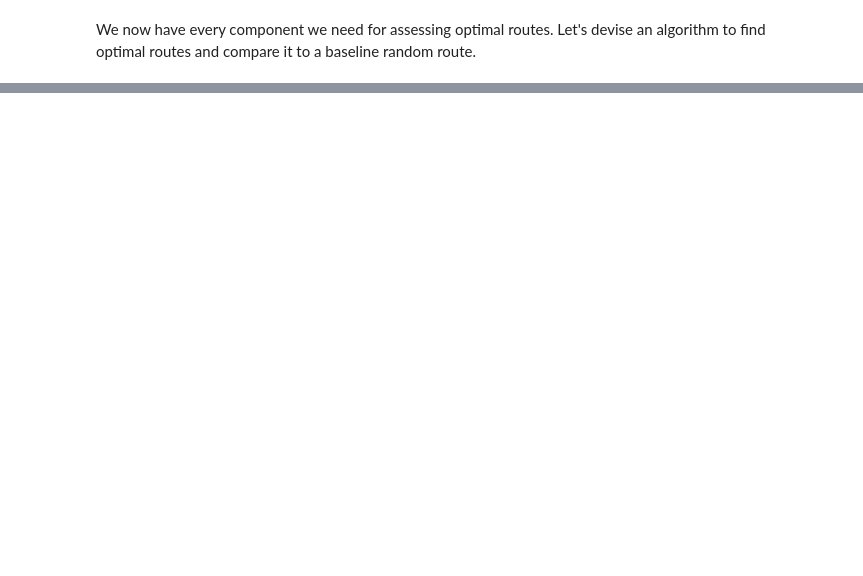
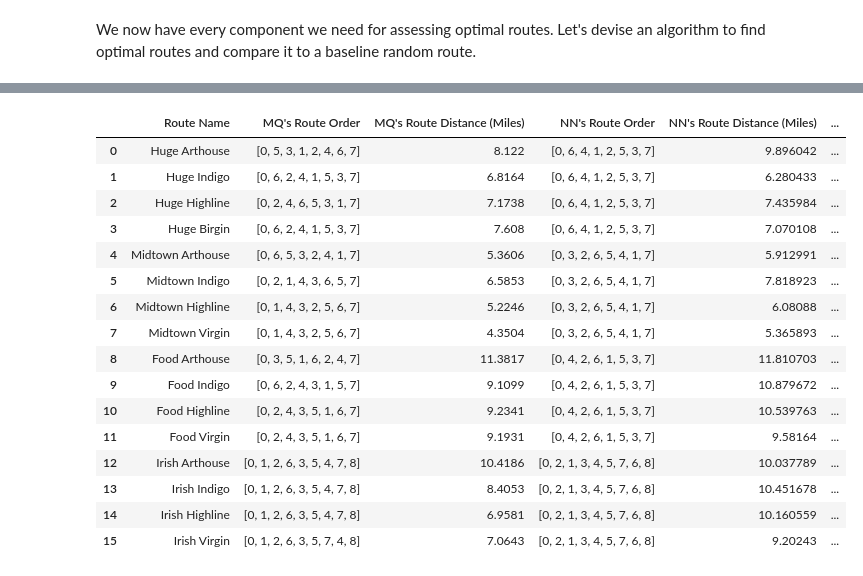
Before and after one commit to AnthonyLynn/code_fusion, a Jupyter notebook: Guide My Sleigh Data.ipynb, the cells around one changed output, grey strips where cells are left out. Saved outputs shown, nothing was run; the diff lists cells and outputs as text; code cells hidden in the pictures; blank space fills up the shorter version.

```diff
--- a/Guide My Sleigh Data.ipynb
+++ b/Guide My Sleigh Data.ipynb
@@ -467,0 +611,2 @@ irish_virgin_opt = irish_virgin.iloc[order_vir].reset_index(drop=True)
+# %%
+mq_key = 'YOUR MAPQUEST KEY NOT MINE'
@@ -467,0 +809,3 @@ irish_virgin_opt = irish_virgin.iloc[order_vir].reset_index(drop=True)
+# %%
+for route in route_df_list:
+    display(route)
@@ -467,0 +974,36 @@ irish_virgin_opt = irish_virgin.iloc[order_vir].reset_index(drop=True)
+# %%
+def add_nn_to_summary(summary_df, route_df, route_name, nn_route_list, nn_dist):
+    """
+    Add a route's optimized order and distance from the nearest neighbor outputs
+    to the appropriate row in the summary DataFrame.
+
+    Parameters:
+    - summary_df (pd.DataFrame): DataFrame to store route orders and distances.
+    - route_df (pd.DataFrame): Original DataFrame containing the route addresses.
+    - route_name (str): The name of the route to match in the summary DataFrame.
+    - nn_route_list (list of str): Names of locations in route order.
+    - nn_dist_list (list of floats): Distance of each route in miles.
+
+    Returns:
+    - pd.DataFrame: Updated summary DataFrame with the new route details.
+    """
+
+    # Create the order list with partial matching
+    order_list = []
+    for name in nn_route_list:
+        # Find the first row where the Address contains the substring name
+        matching_rows = route_df[route_df['Name']==name]
+        if matching_rows.empty:
+            print(f"Address not found in route_df: {name}")
+            order_list.append(None)  # Handle missing addresses as needed
+        else:
+            order_list.append(matching_rows.index[0])
+
+    # Extract the total distance from the nearest neighbor output
+    total_distance_miles = nn_dist
+
+    # Update the appropriate row in the summary DataFrame
+    summary_df.loc[summary_df['Route Name'] == route_name, "NN's Route Order"] = [order_list]
+    summary_df.loc[summary_df['Route Name'] == route_name, "NN's Route Distance (Miles)"] = total_distance_miles
+
+    return summary_df
@@ -467,0 +1022,22 @@ irish_virgin_opt = irish_virgin.iloc[order_vir].reset_index(drop=True)
+# %%
+for route_df, route_name, nn_route, nn_dist  in zip(route_df_list, route_names_list, nn_opt_route, nn_opt_dist):
+    route_summary_df = add_nn_to_summary(route_summary_df, route_df, route_name, nn_route, nn_dist)
+display(route_summary_df)
+# %% [output]
+|  | Route Name | MQ's Route Order | MQ's Route Distance (Miles) | NN's Route Order | NN's Route Distance (Miles) | ... |
+| 0 | Huge Arthouse | [0, 5, 3, 1, 2, 4, 6, 7] | 8.122 | [0, 6, 4, 1, 2, 5, 3, 7] | 9.896042 | ... |
+| 1 | Huge Indigo | [0, 6, 2, 4, 1, 5, 3, 7] | 6.8164 | [0, 6, 4, 1, 2, 5, 3, 7] | 6.280433 | ... |
+| 2 | Huge Highline | [0, 2, 4, 6, 5, 3, 1, 7] | 7.1738 | [0, 6, 4, 1, 2, 5, 3, 7] | 7.435984 | ... |
+| 3 | Huge Birgin | [0, 6, 2, 4, 1, 5, 3, 7] | 7.608 | [0, 6, 4, 1, 2, 5, 3, 7] | 7.070108 | ... |
+| 4 | Midtown Arthouse | [0, 6, 5, 3, 2, 4, 1, 7] | 5.3606 | [0, 3, 2, 6, 5, 4, 1, 7] | 5.912991 | ... |
+| 5 | Midtown Indigo | [0, 2, 1, 4, 3, 6, 5, 7] | 6.5853 | [0, 3, 2, 6, 5, 4, 1, 7] | 7.818923 | ... |
+| 6 | Midtown Highline | [0, 1, 4, 3, 2, 5, 6, 7] | 5.2246 | [0, 3, 2, 6, 5, 4, 1, 7] | 6.08088 | ... |
+| 7 | Midtown Virgin | [0, 1, 4, 3, 2, 5, 6, 7] | 4.3504 | [0, 3, 2, 6, 5, 4, 1, 7] | 5.365893 | ... |
+| 8 | Food Arthouse | [0, 3, 5, 1, 6, 2, 4, 7] | 11.3817 | [0, 4, 2, 6, 1, 5, 3, 7] | 11.810703 | ... |
+| 9 | Food Indigo | [0, 6, 2, 4, 3, 1, 5, 7] | 9.1099 | [0, 4, 2, 6, 1, 5, 3, 7] | 10.879672 | ... |
+| 10 | Food Highline | [0, 2, 4, 3, 5, 1, 6, 7] | 9.2341 | [0, 4, 2, 6, 1, 5, 3, 7] | 10.539763 | ... |
+| 11 | Food Virgin | [0, 2, 4, 3, 5, 1, 6, 7] | 9.1931 | [0, 4, 2, 6, 1, 5, 3, 7] | 9.58164 | ... |
+| 12 | Irish Arthouse | [0, 1, 2, 6, 3, 5, 4, 7, 8] | 10.4186 | [0, 2, 1, 3, 4, 5, 7, 6, 8] | 10.037789 | ... |
+| 13 | Irish Indigo | [0, 1, 2, 6, 3, 5, 4, 7, 8] | 8.4053 | [0, 2, 1, 3, 4, 5, 7, 6, 8] | 10.451678 | ... |
+| 14 | Irish Highline | [0, 1, 2, 6, 3, 5, 4, 7, 8] | 6.9581 | [0, 2, 1, 3, 4, 5, 7, 6, 8] | 10.160559 | ... |
+| 15 | Irish Virgin | [0, 1, 2, 6, 3, 5, 7, 4, 8] | 7.0643 | [0, 2, 1, 3, 4, 5, 7, 6, 8] | 9.20243 | ... |
```
Also changed, not shown: parts of 72 cells of this notebook.
